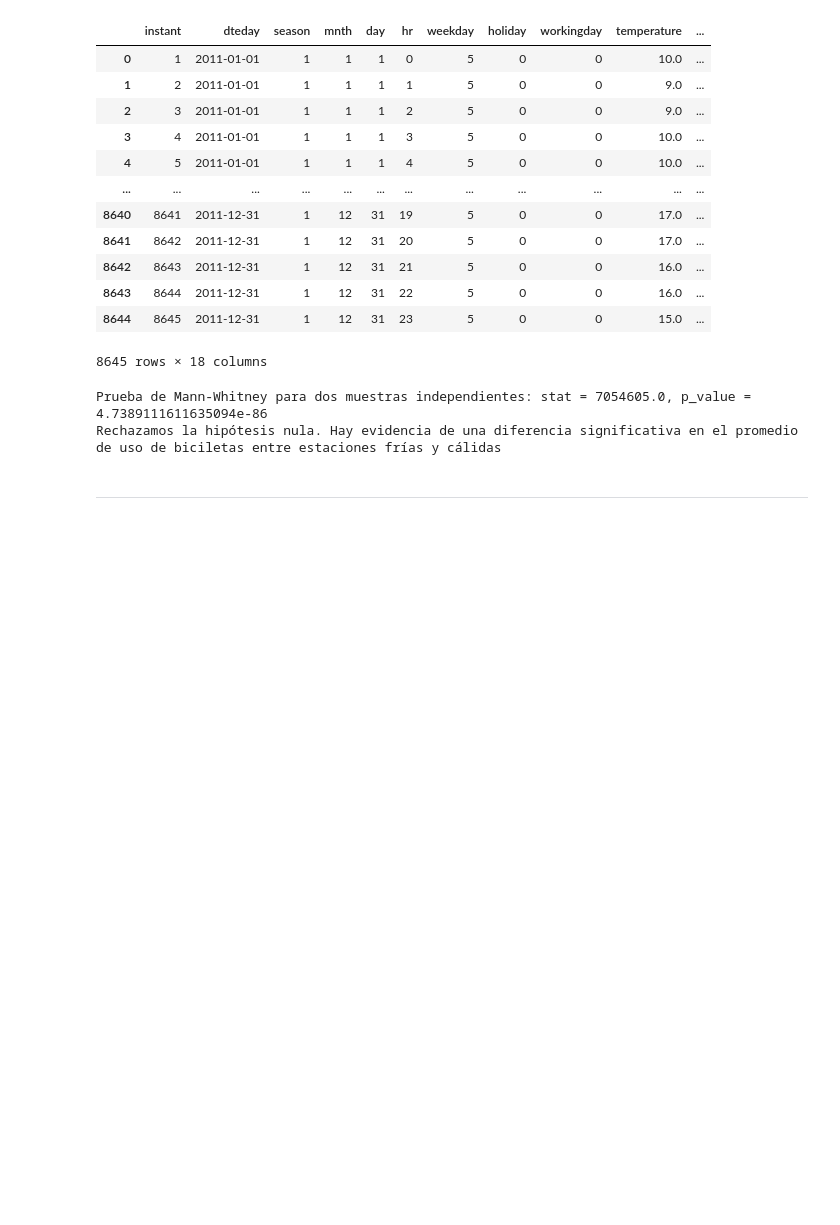
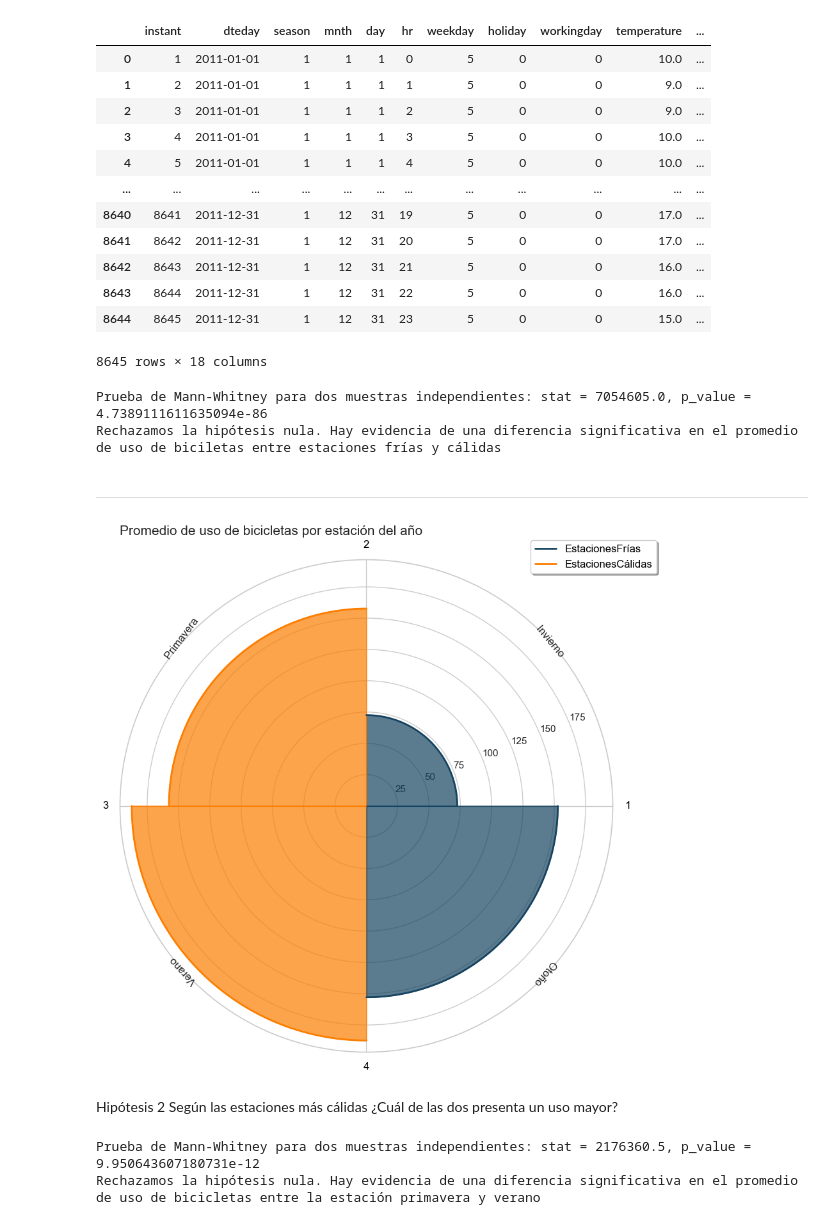
Before and after one commit to solfontan/Capital_Bikeshare_EDA, a Jupyter notebook: Datos_analisis.ipynb, the cells around one changed output. Saved outputs shown, nothing was run; the diff lists cells and outputs as text; code cells hidden in the pictures; blank space fills up the shorter version.

Commit message:
Nuevas hipótesis

```diff
--- a/Datos_analisis.ipynb
+++ b/Datos_analisis.ipynb
@@ -752,3 +706,78 @@ Prueba de Mann-Whitney para dos muestras independientes: stat = 7054605.0, p_val
 Rechazamos la hipótesis nula. Hay evidencia de una diferencia significativa en el promedio de uso de biciletas entre estaciones frías y cálidas
 # %% [markdown]
 ******
+# %%
+from scipy.interpolate import interp1d
+from matplotlib.lines import Line2D
+
+season = [1,2,3,4]
+
+valores = [cant for cant in dfH1["cnt"]]
+N = len(season)
+
+angulos = [n / float(N) * 2 * np.pi for n in range(N)]
+
+fig, ax = plt.subplots(nrows=1, ncols=1, figsize=(10,10),
+                       subplot_kw=dict(polar=True))
+
+plt.xticks(angulos, season, color='black', size=12)
+
+legend_lines = []
+season2 = ['Invierno','Primavera','Verano','Otoño']
+colores = ['#154360', '#FC7E00', '#FC7E00', '#154360']
+x = ['left','right', 'right', 'left']
+r = [-50, 53, 133, 230]
+
+# Agregar el primer ángulo al final para cerrar el círculo
+angulos += [angulos[0]]
+
+for i in range(N):
+    start_angle = angulos[i]
+    end_angle = angulos[i + 1]
+
+    # Asegurar que el ángulo final no sea menor que el ángulo inicial para la última estación
+    if end_angle < start_angle:
+        end_angle += 2 * np.pi
+
+    # Interpolación para suavizar las líneas
+    interp_points = 100  # Número de puntos para la interpolación
+    interp_angles = np.linspace(start_angle, end_angle, interp_points)
+    interp_values = np.linspace(valores[i], valores[i], interp_points)
+
+    # Rellenar el área bajo la curva
+    ax.fill_between(interp_angles, 0, interp_values, color=colores[i], alpha=0.7)
+
+    # Graficar la línea suavizada
+    line, = plt.plot(interp_angles, interp_values, linewidth=2, linestyle='solid', color=colores[i], solid_capstyle='round')
+
+    legend_lines.append(Line2D([0], [0], color=colores[i], linewidth=2, linestyle='solid'))
+    # # Etiquetas en las diagonales
+    angle_mid = (start_angle + end_angle) / 2
+    ax.text(angle_mid, max(valores), f" {season2[i]}", ha=x[i], va='center', rotation=r[i], fontsize='medium')
+
+plt.legend(legend_lines, [f'Estaciones{s}' for s in ['Frías','Cálidas']], loc='best', bbox_to_anchor=(1.10, 1.05), fontsize='medium', shadow=True, labelcolor='black')
+
+plt.title('Promedio de uso de bicicletas por estación del año', fontsize='15', fontweight='15', loc='left');
+# %% [output]
+[figure, added]
+# %% [markdown]
+Hipótesis 2
+Según las estaciones más cálidas ¿Cuál de las dos presenta un uso mayor?
+# %%
+from scipy.stats import mannwhitneyu
+# Prueba de Mann-Whitney para dos muestras independientes
+stat_mw, p_value_mw = mannwhitneyu(df2011['cnt'][df2011['season'] == 2],
+                                    df2011['cnt'][df2011['season'] == 3])
+
+# Hipótesis nula (H0): No hay diferencia significativa en el promedio de uso de biciletas entre la estación primavera y verano.
+# Hipótesis alternativa (Ha): Existe una diferencia significativa en el promedio de uso de bicicletas según la estación primavera y verano.
+
+print(f"\nPrueba de Mann-Whitney para dos muestras independientes: stat = {stat_mw}, p_value = {p_value_mw}")
+
+if p_value_mw < ALPHA:
+    print("Rechazamos la hipótesis nula. Hay evidencia de una diferencia significativa en el promedio de uso de bicicletas entre la estación primavera y verano")
+else:
+    print("No hay suficiente evidencia para rechazar la hipótesis nula. No hay diferencia significativa en el promedio de uso de bicicletas entre la estación primavera y verano")
+# %% [output]
+Prueba de Mann-Whitney para dos muestras independientes: stat = 2176360.5, p_value = 9.950643607180731e-12
+Rechazamos la hipótesis nula. Hay evidencia de una diferencia significativa en el promedio de uso de bicicletas entre la estación primavera y verano
```
Also changed, not shown: parts of 28 cells of this notebook, 2 other files.
